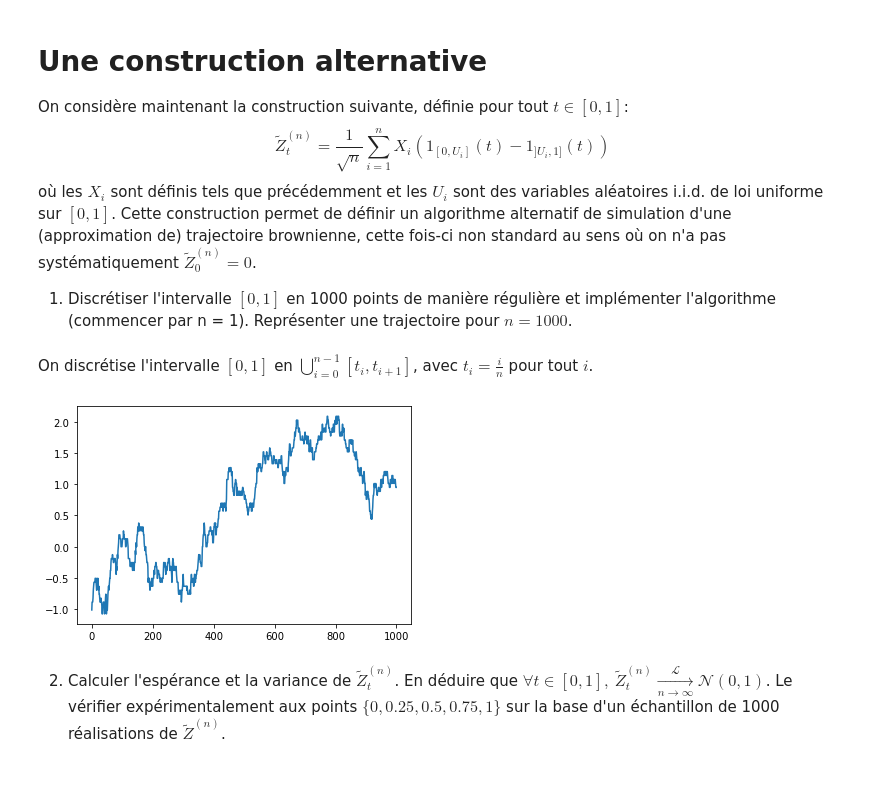
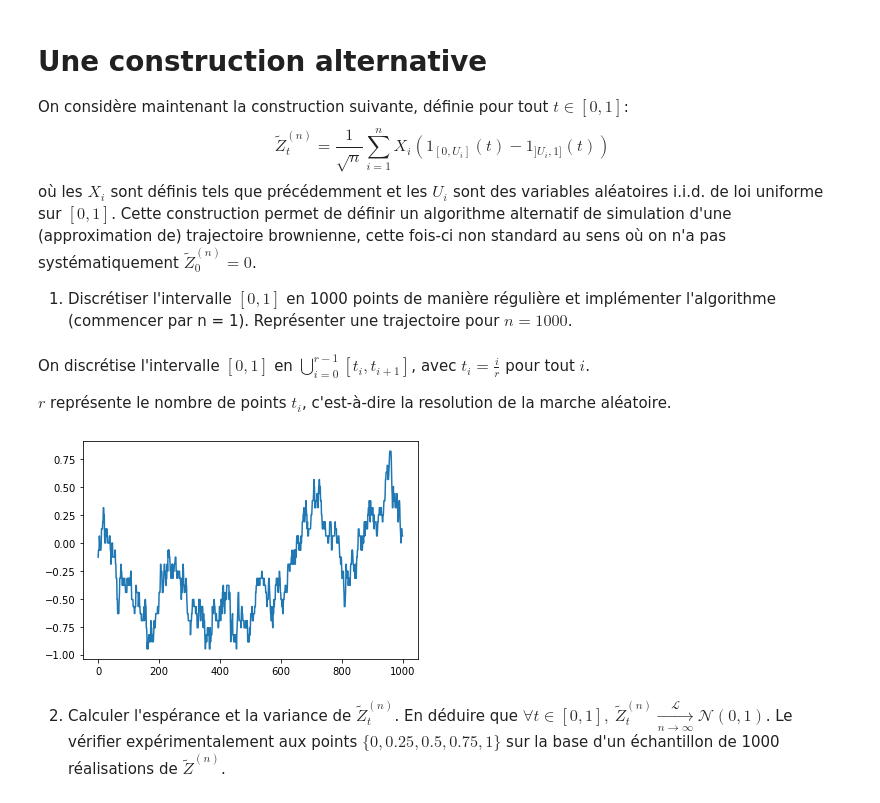
Before and after one commit to Joris-Landais/pojet_num-rique_proba, a Jupyter notebook: Projet numérique de Probabilités 2022 - enonce.ipynb, the cells around one changed output. Cells and saved outputs as stored; diff of their text form; code cells hidden in the pictures.

Commit message:
tout va bien

```diff
--- a/Projet numérique de Probabilités 2022 - enonce.ipynb
+++ b/Projet numérique de Probabilités 2022 - enonce.ipynb
@@ -168,5 +168,7 @@ Cette construction permet de définir un algorithme alternatif de simulation d'u
 
 1. Discrétiser l'intervalle $[0,1]$ en 1000 points de manière régulière et implémenter l'algorithme (commencer par n = 1). Représenter une trajectoire pour $n = 1000$.
 # %% [markdown]
-On discrétise l'intervalle $[0,1]$ en $\bigcup_{i=0}^{n-1}[t_i,t_{i+1}]$, avec $t_i = \frac{i}{n}$ pour tout $i$.
+On discrétise l'intervalle $[0,1]$ en $\bigcup_{i=0}^{r-1}[t_i,t_{i+1}]$, avec $t_i = \frac{i}{r}$ pour tout $i$.
+
+$r$ représente le nombre de points $t_i$, c'est-à-dire la resolution de la marche aléatoire.
 # %%
@@ -190,8 +192,10 @@ def print_Z_bis(n):
     plt.show()
-# %%
-print_Z_bis(1000)
-# %% [output]
-[figure, removed]
+# %%
+n=1000
+resolution = 1000
+print_Z_bis(n,resolution)
+# %% [output]
+[figure, added]
 # %% [markdown]
 2. Calculer l'espérance et la variance de $\tilde{Z}^{(n)}_t$. En déduire que $\forall t \in [0,1],~ \tilde{Z}^{(n)}_t\xrightarrow[n \to \infty]{\mathcal{L}}\mathcal{N}(0,1)$. Le vérifier expérimentalement aux points $\{0,0.25,0.5,0.75,1\}$ sur la base d'un échantillon de 1000 réalisations de $\tilde{Z}^{(n)}$.
 # %% [markdown]
```
Also changed, not shown: parts of 13 cells of this notebook.
